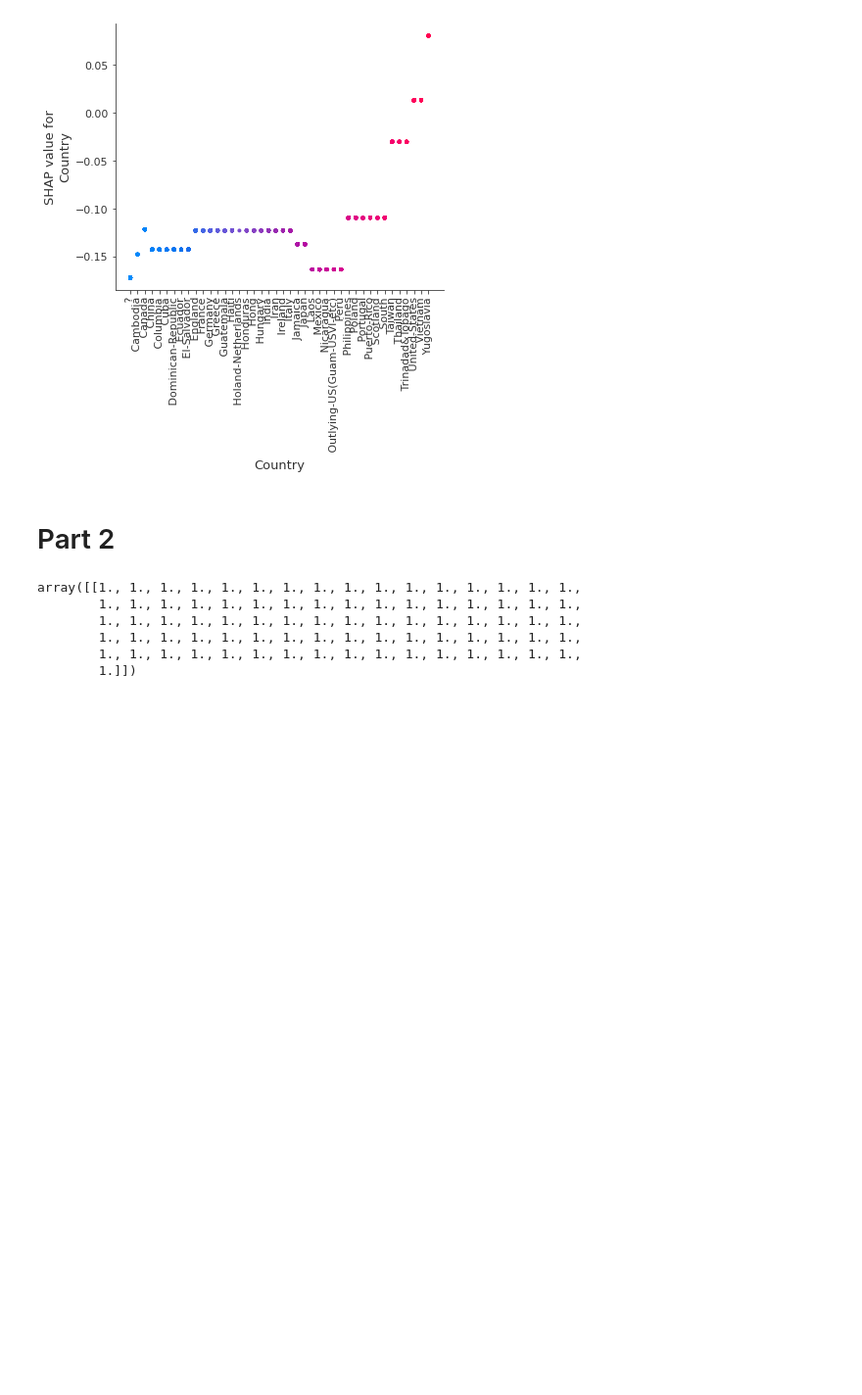
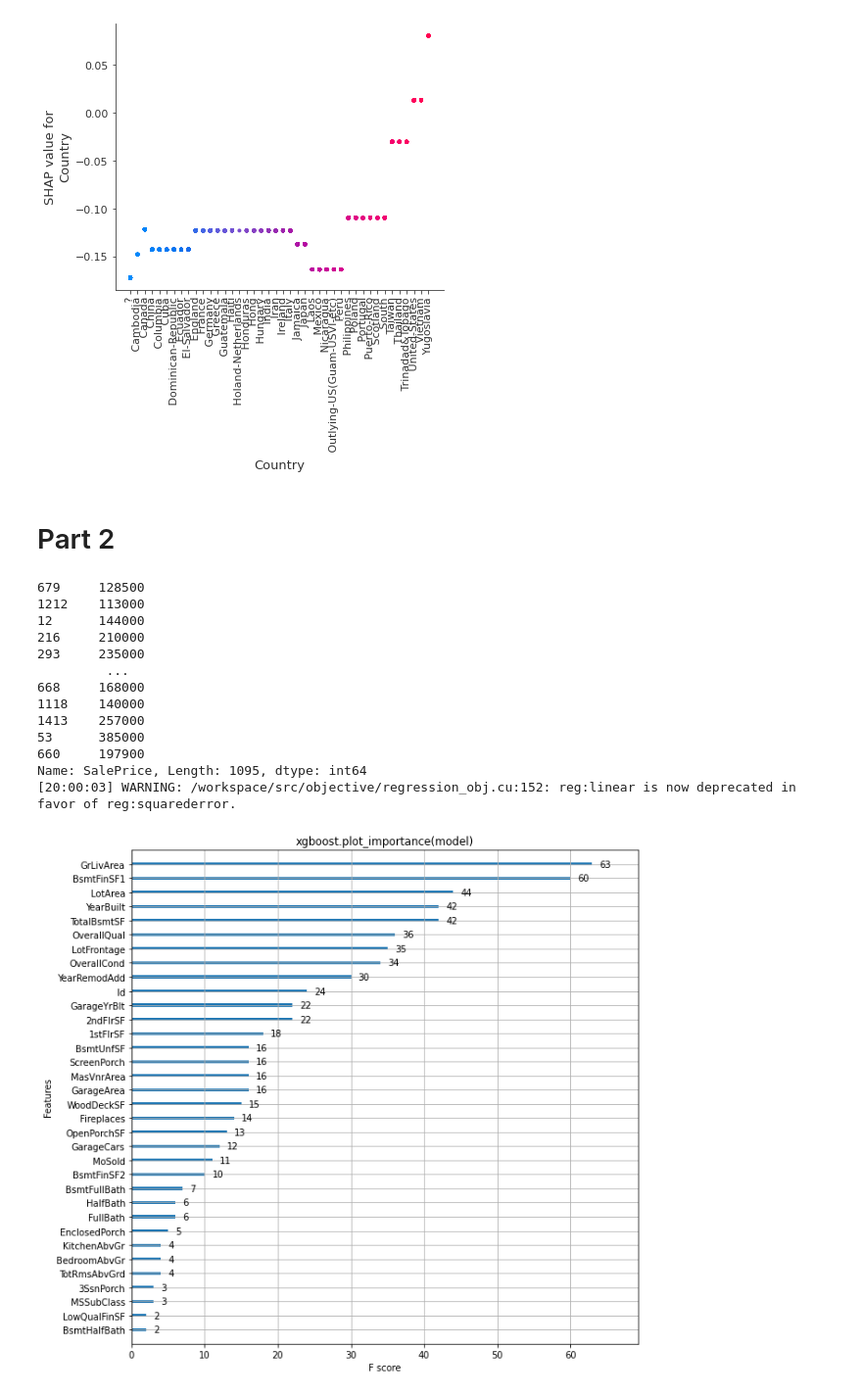
Before and after one commit to gloriankosi/cs-301-project, a Jupyter notebook: cs_301_project.ipynb, the cells around one changed output. Shown at 98% size. Cells and saved outputs as stored; diff of their text form; code cells hidden in the pictures; blank space fills up the shorter version.

```diff
--- a/cs_301_project.ipynb
+++ b/cs_301_project.ipynb
@@ -240,40 +243,57 @@ for name in X_train.columns:
 # %%
 train_url = "https://raw.githubusercontent.com/gloriankosi/cs-301-project/main/house-prices-advanced-regression-techniques/train.csv"
 test_url = "https://raw.githubusercontent.com/gloriankosi/cs-301-project/main/house-prices-advanced-regression-techniques/test.csv"
 
 import numpy as np
 import pandas as pd
 import seaborn as sb
+from xgboost import XGBRegressor
 from sklearn.preprocessing import OneHotEncoder
 from sklearn.model_selection import train_test_split
 from matplotlib.pyplot import figure
 from matplotlib import pyplot
-
+import matplotlib
 import shap
 
 train = pd.read_csv(train_url)
-test = pd.read_csv(test_url)
+train.dropna(axis=0, subset=['SalePrice'], inplace=True)
 
-train_df = pd.DataFrame(train).fillna(0)
-test_df = pd.DataFrame(test).fillna(0)
+test = pd.read_csv(test_url).dropna()
 
-train_cols = np.array(train_df.columns)
-train_cols = train_cols.reshape(1 , -1)
-
-X_train = train_df.iloc[:, :-1].values
-Y_train = train_df.iloc[:, -1].values
+y = train.SalePrice
+X = train.drop(['SalePrice'], axis=1).select_dtypes(exclude=['object'])
 
 
-X_test = test_df.iloc[:, :-1].values
-Y_test = test_df.iloc[:, -1].values
+train_X, test_X, train_y, test_y = train_test_split(X, y, test_size=0.25)
 
-enc = OneHotEncoder(handle_unknown='ignore')
-enc.fit(train_cols)
-enc.transform(train_cols).toarray()
+print(train_y)
+
+d_train = xgboost.DMatrix(train_X, label=train_y)
+d_test = xgboost.DMatrix(test_X, label=test_y)
+
+model = XGBRegressor()
+model.fit(train_X , train_y)
+
+ax = xgboost.plot_importance(model)
+fig = ax.figure
+fig.set_size_inches(10, 10)
+pl.title("xgboost.plot_importance(model)")
+pl.show()
+
+explainer = shap.TreeExplainer(model)
+shap_values = explainer.shap_values(train_X)
 # %% [output]
-array([[1., 1., 1., 1., 1., 1., 1., 1., 1., 1., 1., 1., 1., 1., 1., 1.,
-        1., 1., 1., 1., 1., 1., 1., 1., 1., 1., 1., 1., 1., 1., 1., 1.,
-        1., 1., 1., 1., 1., 1., 1., 1., 1., 1., 1., 1., 1., 1., 1., 1.,
-        1., 1., 1., 1., 1., 1., 1., 1., 1., 1., 1., 1., 1., 1., 1., 1.,
-        1., 1., 1., 1., 1., 1., 1., 1., 1., 1., 1., 1., 1., 1., 1., 1.,
-        1.]])
+679     128500
+1212    113000
+12      144000
+216     210000
+293     235000
+         ...
+668     168000
+1118    140000
+1413    257000
+53      385000
+660     197900
+Name: SalePrice, Length: 1095, dtype: int64
+[20:00:03] WARNING: /workspace/src/objective/regression_obj.cu:152: reg:linear is now deprecated in favor of reg:squarederror.
+[figure, added]
```
Also changed, not shown: parts of 4 cells of this notebook.
